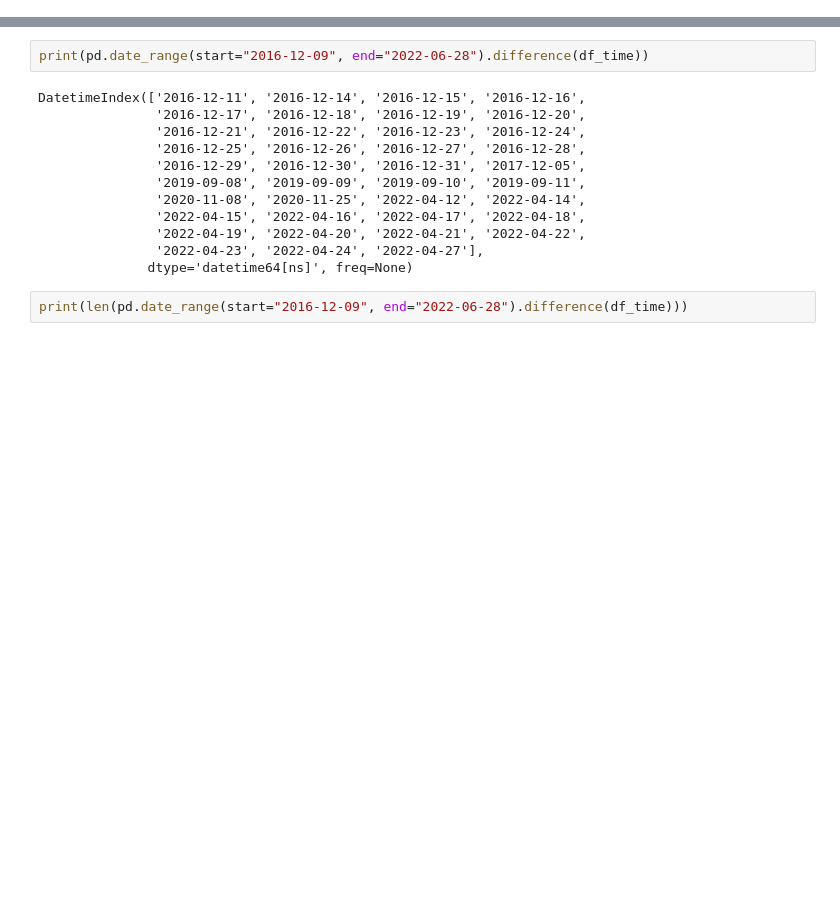
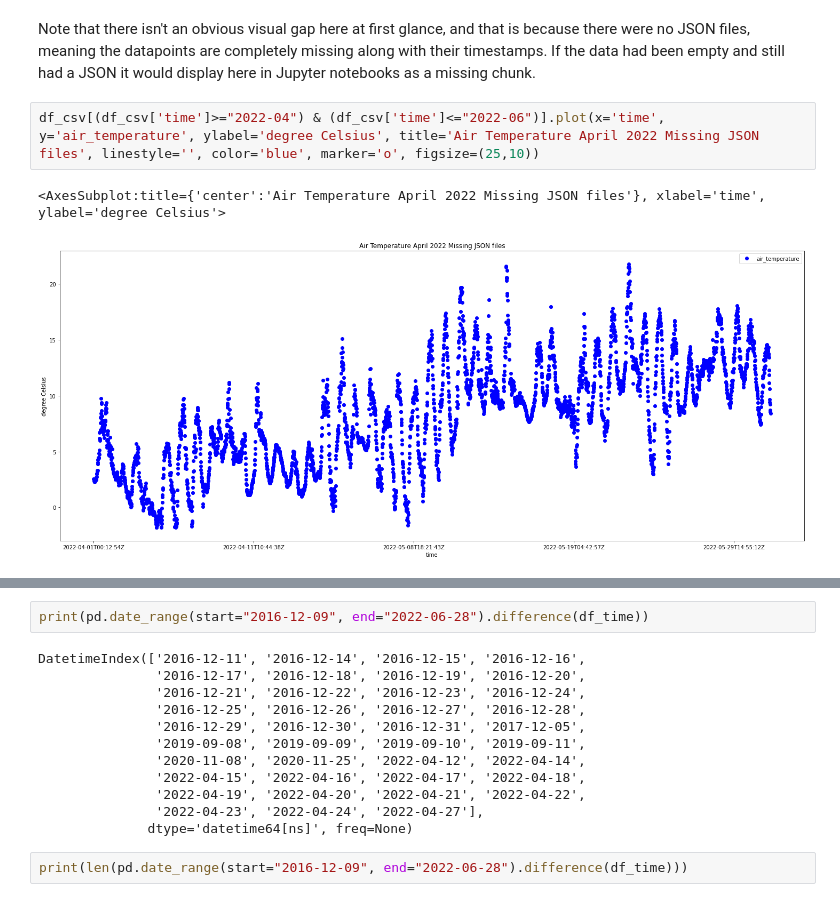
Before and after one commit to cioos-atlantic/quality_reports, a Jupyter notebook: force/force_qualitychecks.ipynb, the cells around one changed output, grey strips where cells are left out. Saved outputs shown, nothing was run; the diff lists cells and outputs as text; blank space fills up the shorter version.

```diff
--- a/force/force_qualitychecks.ipynb
+++ b/force/force_qualitychecks.ipynb
@@ -103,0 +129,7 @@ df_csv.plot(x='time', y='solar_irradiance', linestyle='', color='red', marker='o
+# %% [markdown]
+Note that there isn't an obvious visual gap here at first glance, and that is because there were no JSON files, meaning the datapoints are completely missing along with their timestamps. If the data had been empty and still had a JSON it would display here in Jupyter notebooks as a missing chunk.
+# %%
+df_csv[(df_csv['time']>="2022-04") & (df_csv['time']<="2022-06")].plot(x='time', y='air_temperature', ylabel='degree Celsius', title='Air Temperature April 2022 Missing JSON files', linestyle='', color='blue', marker='o', figsize=(25,10))
+# %% [output]
+<AxesSubplot:title={'center':'Air Temperature April 2022 Missing JSON files'}, xlabel='time', ylabel='degree Celsius'>
+[figure, added]
```
Also changed, not shown: parts of 27 cells of this notebook, 4 other files.
